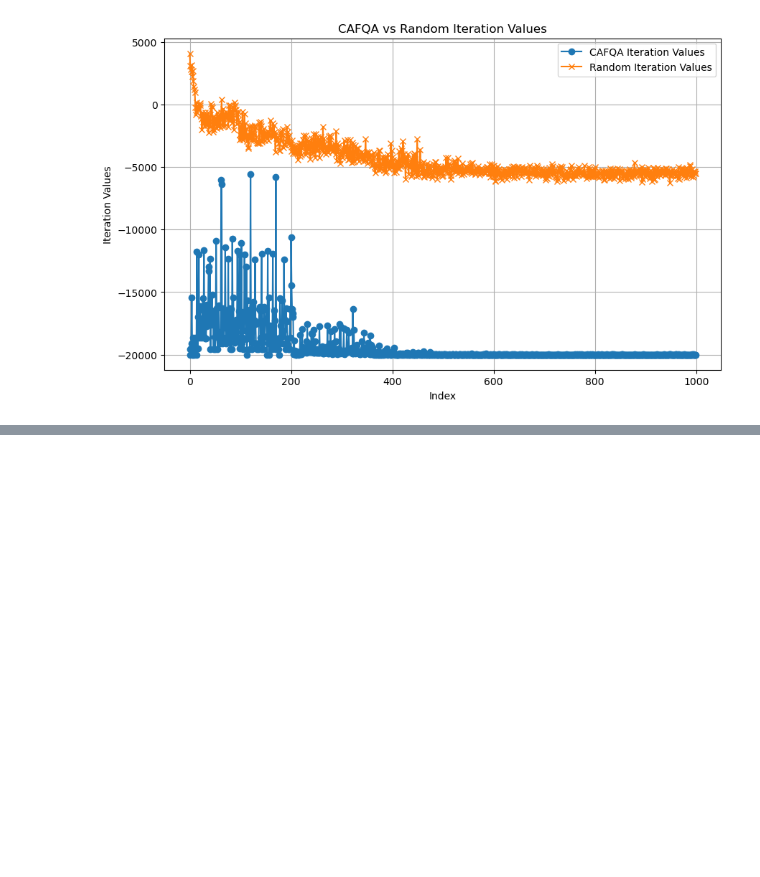
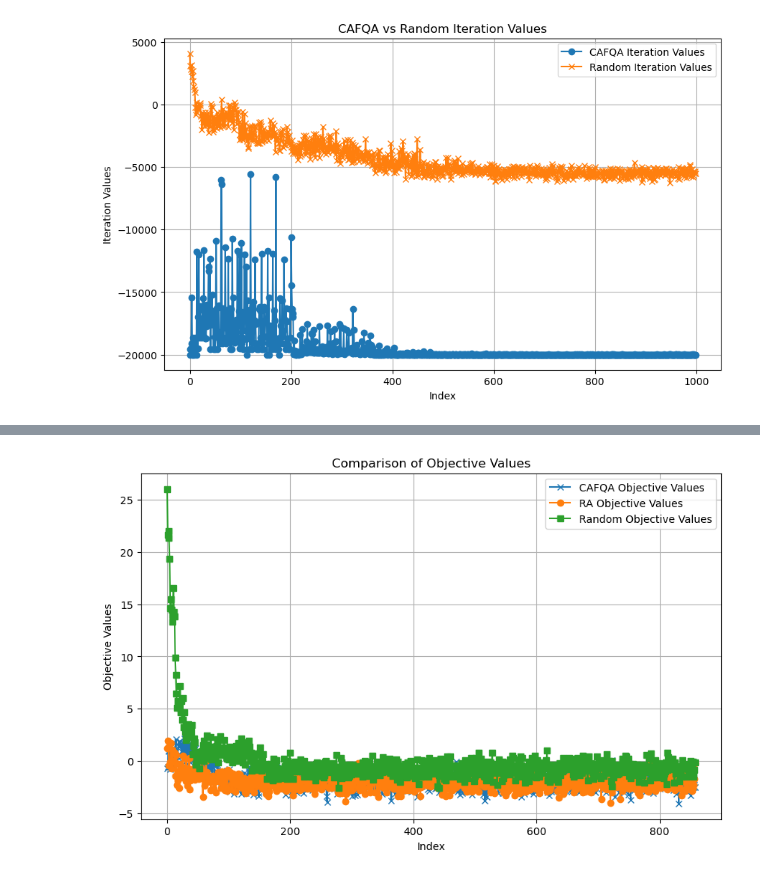
Before and after one commit to d-bharadwaj/SPIQ, a Jupyter notebook: playground_scripts/plotting_notebook.ipynb, the cells around one changed output, grey strips where cells are left out. Cells and saved outputs as stored; diff of their text form; code cells hidden in the pictures; blank space fills up the shorter version.

```diff
--- a/playground_scripts/plotting_notebook.ipynb
+++ b/playground_scripts/plotting_notebook.ipynb
@@ -450,0 +522,52 @@ plt.show()
+# %%
+# noisy plot 10 qb using device backend
+
+noisy_data = np.load( '../np_data/rep_sweep_2000_gens/2_layers/results_1.npy',allow_pickle=True).item()
+
+noisy_df = pd.DataFrame({
+    'CAFQA_initial_energy': [noisy_data['CAFQA_initialization_energy']],
+    'Exact_solution_energy': [noisy_data['Exact_solution_energy']],
+    'Random_initial_energy': [noisy_data['Random_initialization_energy']],
+    'Final_cafqa_energy': [noisy_data['Final_cafqa_energy']],
+    'Final_random_energy': [noisy_data['Final_random_energy']],
+    'CAFQA_objective_values': [noisy_data['CAFQA_obj_values']],
+    'RA_objective_values': [noisy_data['RA_obj_values']],
+    'Random_objective_values': [noisy_data['Random_obj_values']]
+})
+
+# Extract the values from the dictionary
+cafqa_values = noisy_data['CAFQA_obj_values']
+ra_values = noisy_data['RA_obj_values']
+random_values = noisy_data['Random_obj_values']
+
+# Create a range for the x-axis (indices)
+indices = range(len(cafqa_values))
+
+# Determine the minimum length among the three arrays
+min_length = min(len(cafqa_values), len(ra_values), len(random_values))
+
+# Trim the arrays to the minimum length
+cafqa_values_trimmed = cafqa_values[:min_length]
+ra_values_trimmed = ra_values[:min_length]
+random_values_trimmed = random_values[:min_length]
+indices_trimmed = range(min_length)
+
+# Plot the values
+plt.figure(figsize=(10, 6))
+plt.plot(indices_trimmed, cafqa_values_trimmed, label='CAFQA Objective Values', marker='x')
+plt.plot(indices_trimmed, ra_values_trimmed, label='RA Objective Values', marker='o')
+plt.plot(indices_trimmed, random_values_trimmed, label='Random Objective Values', marker='s')
+
+# # Plot a horizontal line for the exact solution energy
+# exact_solution_energy = noisy_data['Exact_solution_energy']
+# plt.axhline(y=exact_solution_energy, color='r', linestyle='--', label='Exact Solution Energy')
+
+# Add labels, title, legend, and grid
+plt.xlabel('Index')
+plt.ylabel('Objective Values')
+plt.title('Comparison of Objective Values')
+plt.legend()
+plt.grid()
+plt.show()
+# %% [output]
+[figure, added]
```
Also changed, not shown: parts of 10 cells of this notebook, 48 other files.
